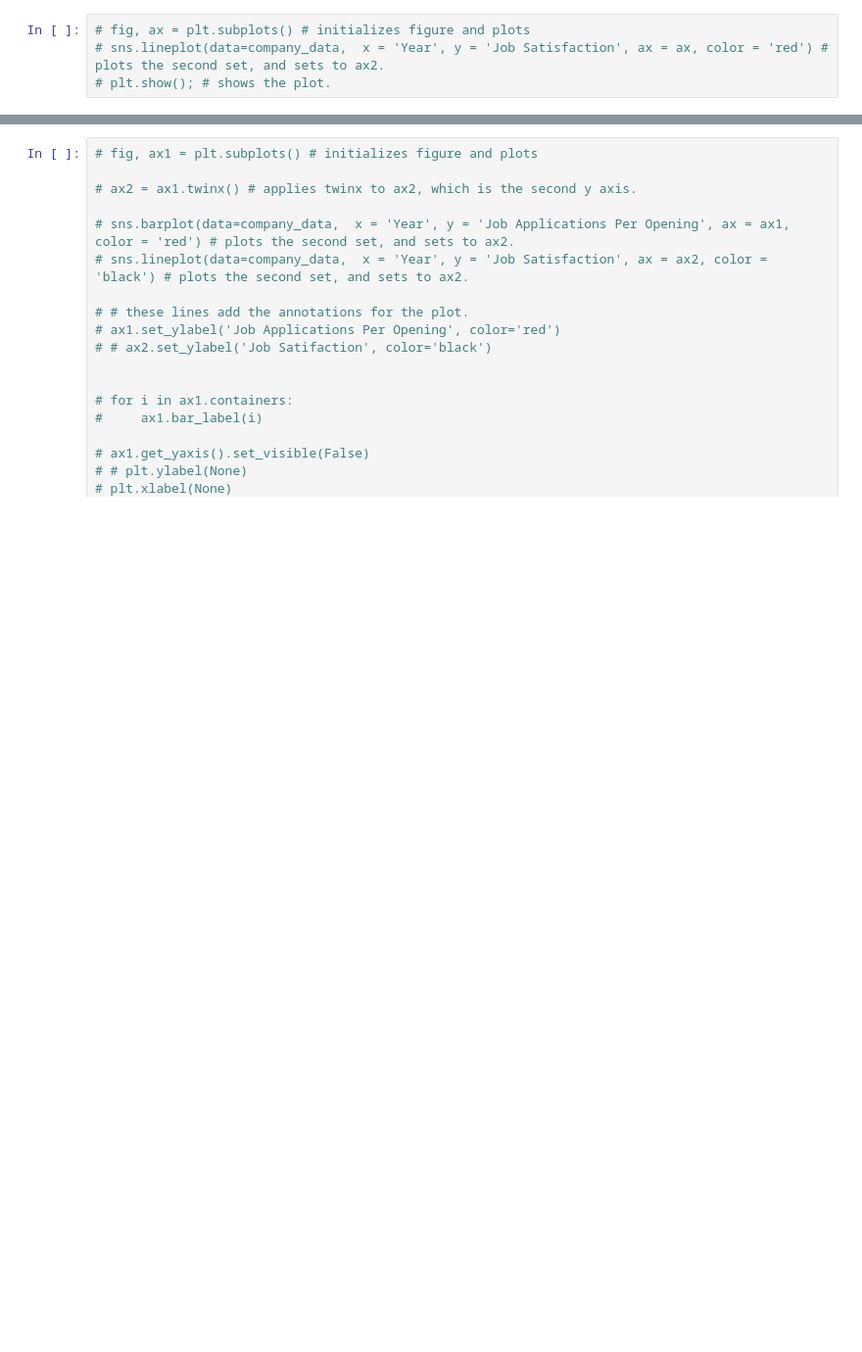
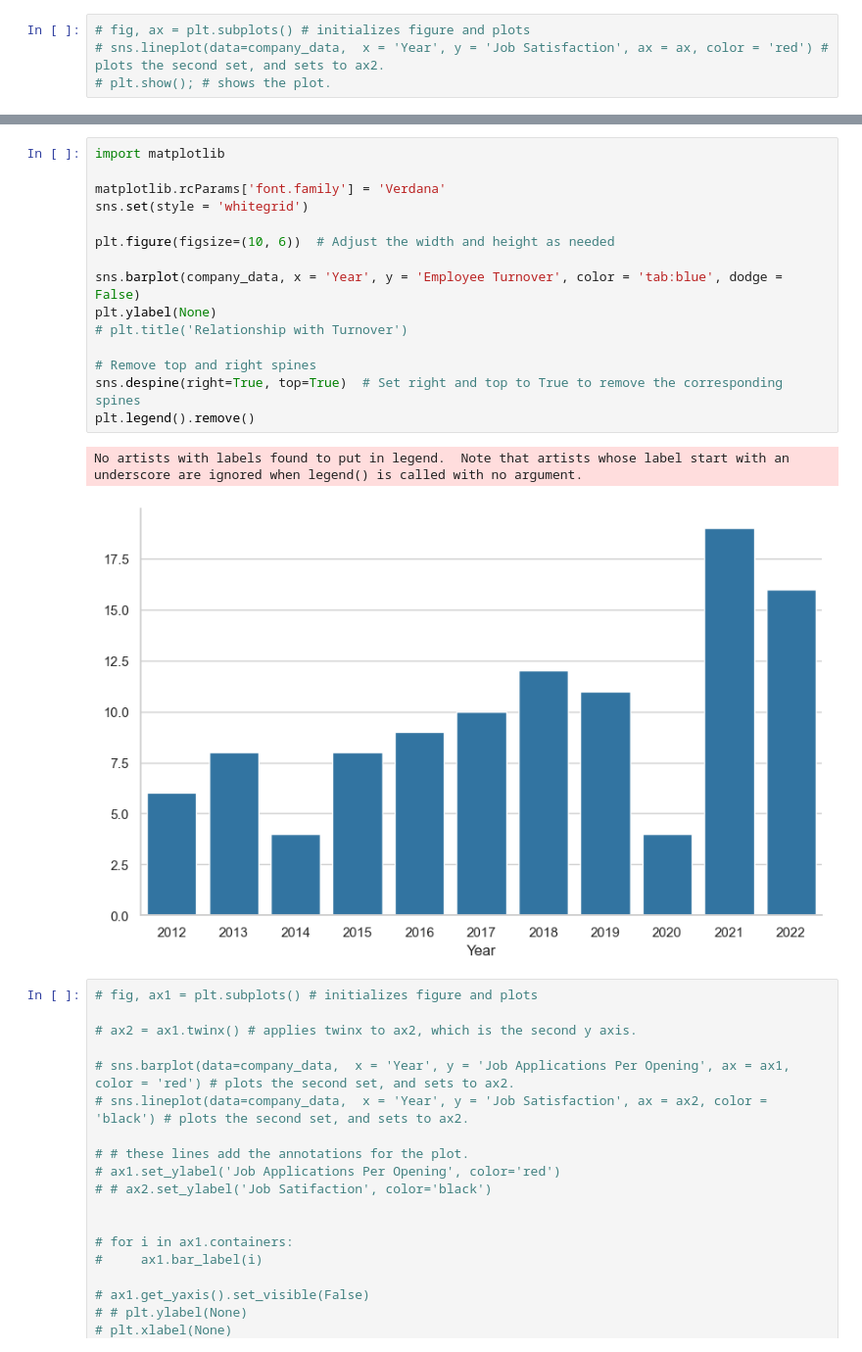
Before and after one commit to clmangham/acme_aroma, a Jupyter notebook: notebooks/0_eda.ipynb, the cells around one changed output, grey strips where cells are left out. Shown at 98% size. Drawn from its saved outputs; the diff is of its cells as text; blank space fills up the shorter version.

```diff
--- a/notebooks/0_eda.ipynb
+++ b/notebooks/0_eda.ipynb
@@ -84,6 +84,24 @@ sns.despine(left=True, bottom=True)
 plt.show(); # shows the plot.
 # %% [output]
 [figure]
+# %%
+import matplotlib
+
+matplotlib.rcParams['font.family'] = 'Verdana'
+sns.set(style = 'whitegrid')
+
+plt.figure(figsize=(10, 6))  # Adjust the width and height as needed
+
+sns.barplot(company_data, x = 'Year', y = 'Employee Turnover', color = 'tab:blue', dodge = False)
+plt.ylabel(None)
+# plt.title('Relationship with Turnover')
+
+# Remove top and right spines
+sns.despine(right=True, top=True)  # Set right and top to True to remove the corresponding spines
+plt.legend().remove()
+# %% [output]
+No artists with labels found to put in legend.  Note that artists whose label start with an underscore are ignored when legend() is called with no argument.
+[figure, added]
 # %%
 # fig, ax1 = plt.subplots() # initializes figure and plots
 
```
Also changed, not shown: parts of 2 cells of this notebook, 5 other files.
